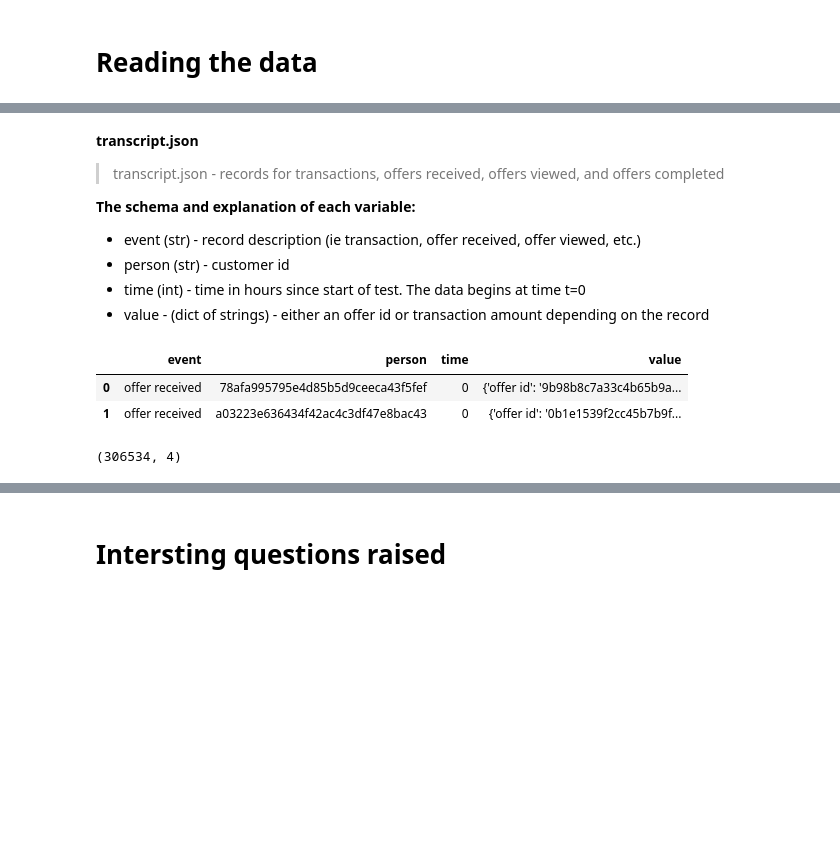
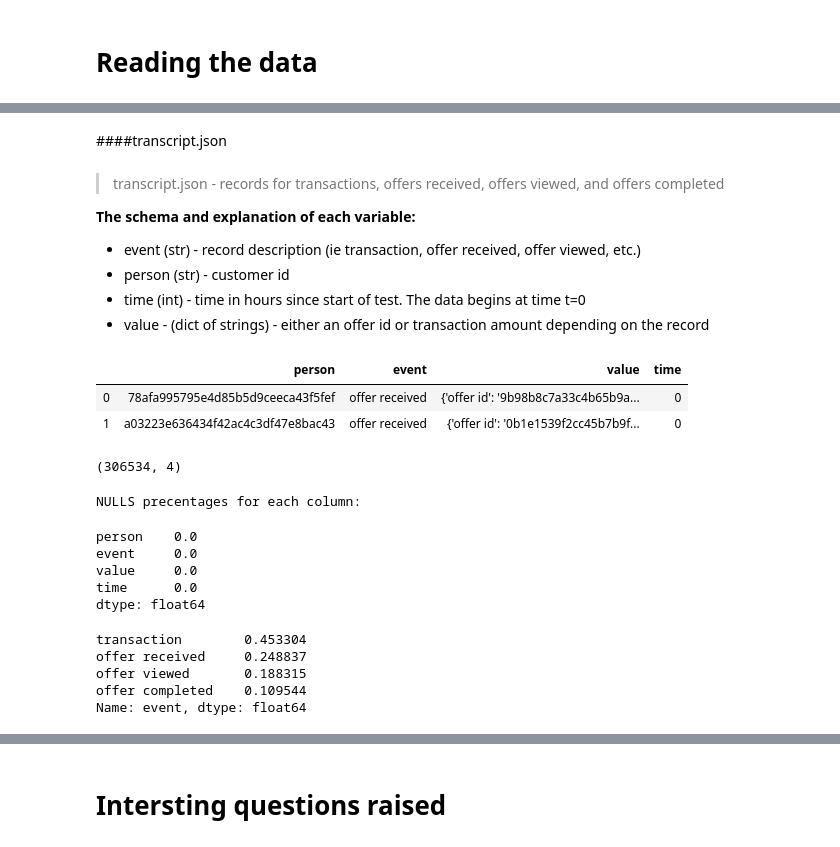
Before and after one commit to SaudAltamimi/DSND-Starbucks_Capstone_Project, a Jupyter notebook: Starbucks_Capstone_notebook.ipynb, the cells around one changed output, grey strips where cells are left out. Drawn from its saved outputs; the diff is of its cells as text; code cells hidden in the pictures; blank space fills up the shorter version.

```diff
--- a/Starbucks_Capstone_notebook.ipynb
+++ b/Starbucks_Capstone_notebook.ipynb
@@ -112,5 +180,7 @@ Name: gender, dtype: int64
+# %% [markdown]
+####transcript.json
 # %% [markdown]
-**transcript.json**
+
 > transcript.json - records for transactions, offers received, offers viewed, and offers completed
 
 **The schema and explanation of each variable:**
@@ -122,8 +192,25 @@ Name: gender, dtype: int64
 # %%
 display(transcript.head(2))
 display(transcript.shape)
+print("\nNULLS precentages for each column:\n")
+display(transcript.isna().mean())
 # %% [output]
-|  | event | person | time | value |
-| 0 | offer received | 78afa995795e4d85b5d9ceeca43f5fef | 0 | {'offer id': '9b98b8c7a33c4b65b9a... |
-| 1 | offer received | a03223e636434f42ac4c3df47e8bac43 | 0 | {'offer id': '0b1e1539f2cc45b7b9f... |
+|  | person | event | value | time |
+| 0 | 78afa995795e4d85b5d9ceeca43f5fef | offer received | {'offer id': '9b98b8c7a33c4b65b9a... | 0 |
+| 1 | a03223e636434f42ac4c3df47e8bac43 | offer received | {'offer id': '0b1e1539f2cc45b7b9f... | 0 |
 (306534, 4)
+NULLS precentages for each column:
+person    0.0
+event     0.0
+value     0.0
+time      0.0
+dtype: float64
+# %%
+# What kind of events do we have?
+transcript.event.value_counts('%')
+# %% [output]
+transaction        0.453304
+offer received     0.248837
+offer viewed       0.188315
+offer completed    0.109544
+Name: event, dtype: float64
```
Also changed, not shown: parts of 29 cells of this notebook.
